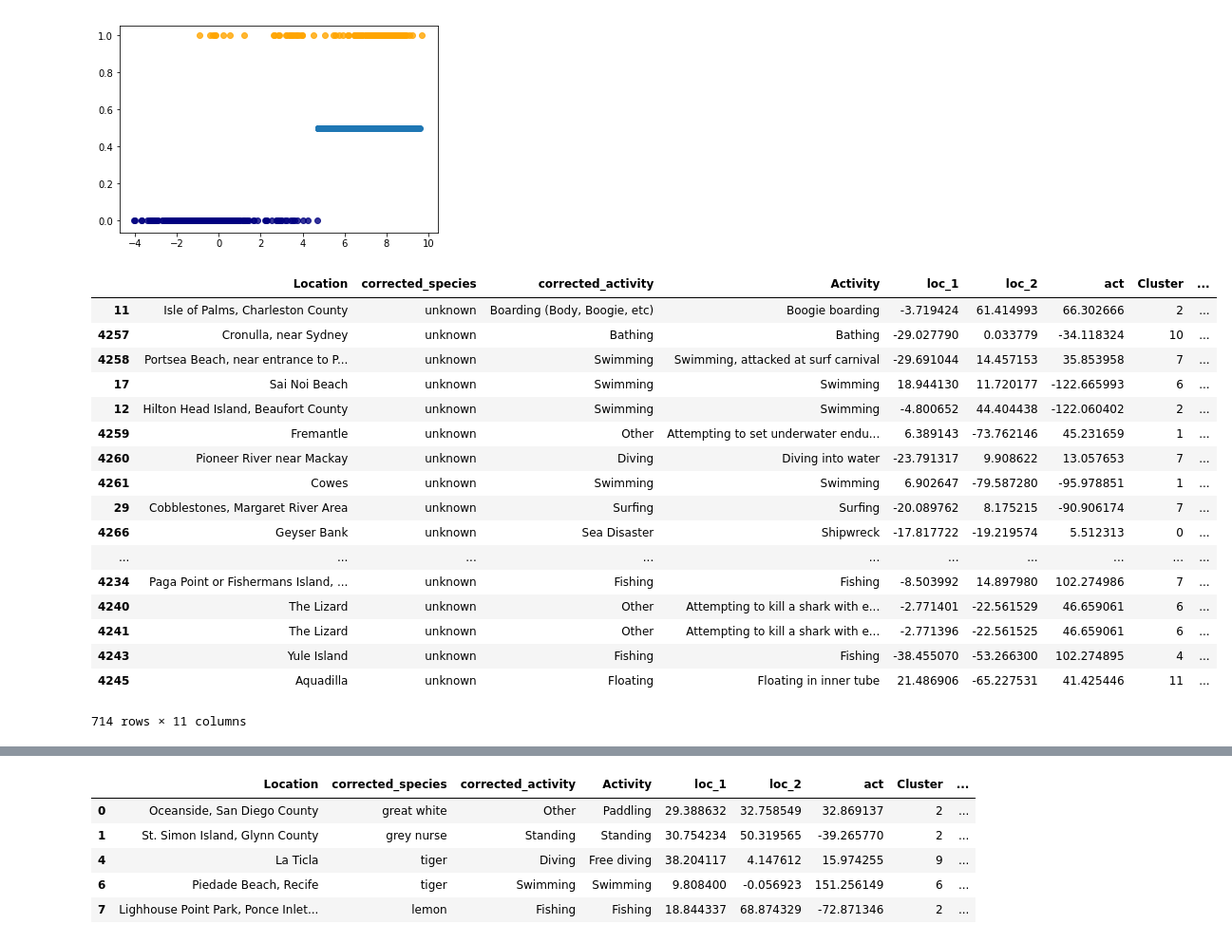
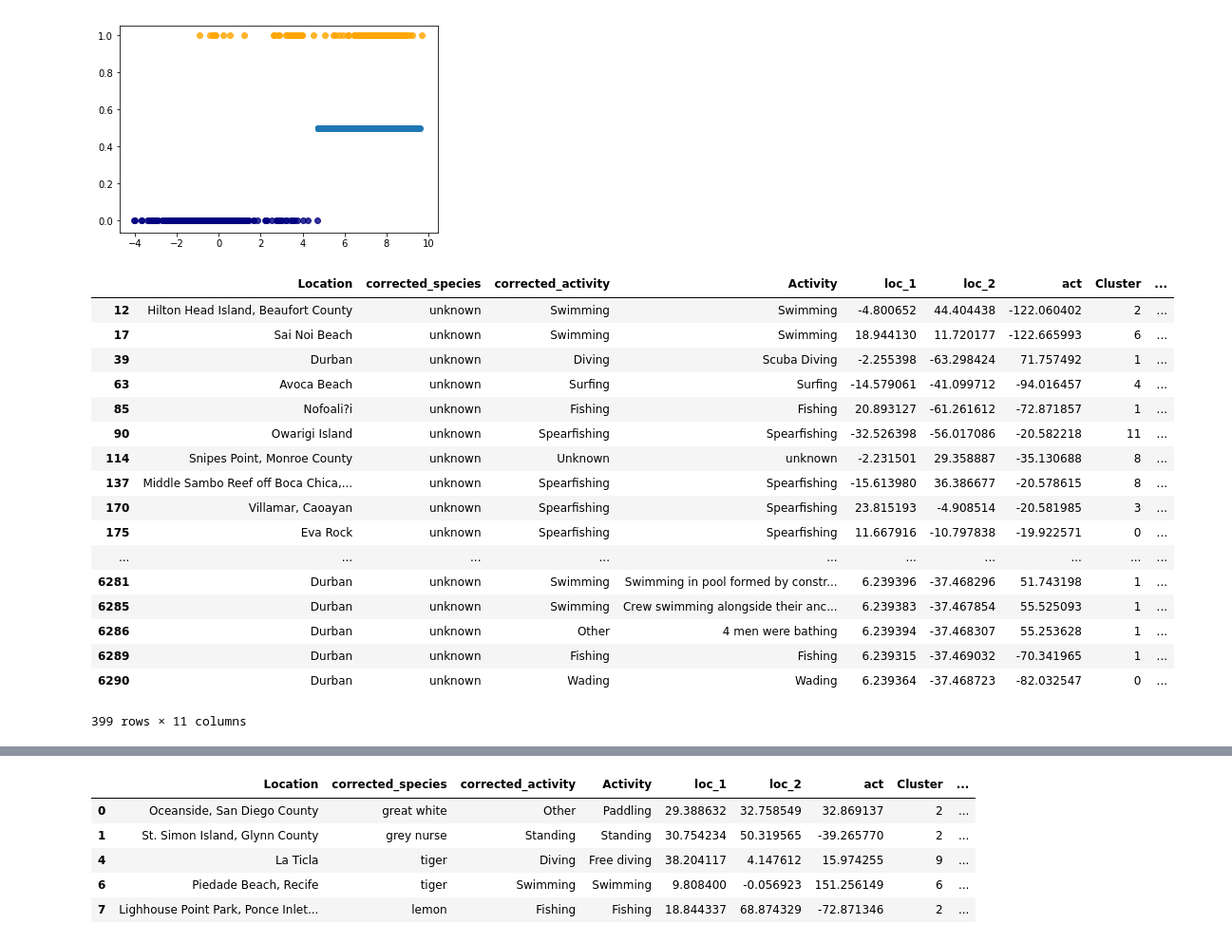
Before and after one commit to sometechchick/ml-dl-ai-learnings, a Jupyter notebook: bigdata_bigsharks/bigdata_bigsharks.ipynb, the cells around one changed output, grey strips where cells are left out. Shown at 95% size. Drawn from its saved outputs; the diff is of its cells as text; code cells hidden in the pictures.

```diff
--- a/bigdata_bigsharks/bigdata_bigsharks.ipynb
+++ b/bigdata_bigsharks/bigdata_bigsharks.ipynb
@@ -2019,5 +2049,8 @@ INFO:tensorflow:Saver not created because there are no variables in the graph to
 # %%
 np.save('act_embeddings.npy', activity_encoder.elmo_embeddings)
+# %%
+activity_encoder.elmo_embeddings = np.load('act_embeddings.npy')
+activity_encoder.reduce_dims(50)
 # %%
 loc_encoder.get_embeddings_for_training().shape
 # %% [output]
@@ -2142,27 +2175,27 @@ print(len(maybe_bull_2), len(X_combo[sharky_data_known['bull'] == 1]), len(X_com
 # %%
 bull_ind_2 = list(np.where((preds_shark_combo > max(X_combo[sharky_data_known['bull'] == 0]))
                                & (preds_shark_combo < max(X_combo[sharky_data_known['bull'] == 1])))[0])
-removed = list(set().union(bull_ind_2, bull_ind))
-sharky_data_unknown.iloc[removed]
+removed = [i for i in bull_ind if i not in bull_ind_2]
+sharky_data_unknown.iloc[bull_ind]
 # %% [output]
 |  | Location | corrected_species | corrected_activity | Activity | loc_1 | loc_2 | act | Cluster | ... |
-| 11 | Isle of Palms, Charleston County | unknown | Boarding (Body, Boogie, etc) | Boogie boarding | -3.719424 | 61.414993 | 66.302666 | 2 | ... |
-| 4257 | Cronulla, near Sydney | unknown | Bathing | Bathing | -29.027790 | 0.033779 | -34.118324 | 10 | ... |
-| 4258 | Portsea Beach, near entrance to P... | unknown | Swimming | Swimming, attacked at surf carnival | -29.691044 | 14.457153 | 35.853958 | 7 | ... |
+| 12 | Hilton Head Island, Beaufort County | unknown | Swimming | Swimming | -4.800652 | 44.404438 | -122.060402 | 2 | ... |
 | 17 | Sai Noi Beach | unknown | Swimming | Swimming | 18.944130 | 11.720177 | -122.665993 | 6 | ... |
-| 12 | Hilton Head Island, Beaufort County | unknown | Swimming | Swimming | -4.800652 | 44.404438 | -122.060402 | 2 | ... |
-| 4259 | Fremantle | unknown | Other | Attempting to set underwater endu... | 6.389143 | -73.762146 | 45.231659 | 1 | ... |
-| 4260 | Pioneer River near Mackay | unknown | Diving | Diving into water | -23.791317 | 9.908622 | 13.057653 | 7 | ... |
-| 4261 | Cowes | unknown | Swimming | Swimming | 6.902647 | -79.587280 | -95.978851 | 1 | ... |
-| 29 | Cobblestones, Margaret River Area | unknown | Surfing | Surfing | -20.089762 | 8.175215 | -90.906174 | 7 | ... |
-| 4266 | Geyser Bank | unknown | Sea Disaster | Shipwreck | -17.817722 | -19.219574 | 5.512313 | 0 | ... |
+| 39 | Durban | unknown | Diving | Scuba Diving | -2.255398 | -63.298424 | 71.757492 | 1 | ... |
+| 63 | Avoca Beach | unknown | Surfing | Surfing | -14.579061 | -41.099712 | -94.016457 | 4 | ... |
+| 85 | Nofoali?i | unknown | Fishing | Fishing | 20.893127 | -61.261612 | -72.871857 | 1 | ... |
+| 90 | Owarigi Island | unknown | Spearfishing | Spearfishing | -32.526398 | -56.017086 | -20.582218 | 11 | ... |
+| 114 | Snipes Point, Monroe County | unknown | Unknown | unknown | -2.231501 | 29.358887 | -35.130688 | 8 | ... |
+| 137 | Middle Sambo Reef off Boca Chica,... | unknown | Spearfishing | Spearfishing | -15.613980 | 36.386677 | -20.578615 | 8 | ... |
+| 170 | Villamar, Caoayan | unknown | Spearfishing | Spearfishing | 23.815193 | -4.908514 | -20.581985 | 3 | ... |
+| 175 | Eva Rock | unknown | Spearfishing | Spearfishing | 11.667916 | -10.797838 | -19.922571 | 0 | ... |
 | ... | ... | ... | ... | ... | ... | ... | ... | ... | ... |
-| 4234 | Paga Point or Fishermans Island, ... | unknown | Fishing | Fishing | -8.503992 | 14.897980 | 102.274986 | 7 | ... |
-| 4240 | The Lizard | unknown | Other | Attempting to kill a shark with e... | -2.771401 | -22.561529 | 46.659061 | 6 | ... |
-| 4241 | The Lizard | unknown | Other | Attempting to kill a shark with e... | -2.771396 | -22.561525 | 46.659061 | 6 | ... |
-| 4243 | Yule Island | unknown | Fishing | Fishing | -38.455070 | -53.266300 | 102.274895 | 4 | ... |
-| 4245 | Aquadilla | unknown | Floating | Floating in inner tube | 21.486906 | -65.227531 | 41.425446 | 11 | ... |
+| 6281 | Durban | unknown | Swimming | Swimming in pool formed by constr... | 6.239396 | -37.468296 | 51.743198 | 1 | ... |
+| 6285 | Durban | unknown | Swimming | Crew swimming alongside their anc... | 6.239383 | -37.467854 | 55.525093 | 1 | ... |
+| 6286 | Durban | unknown | Other | 4 men were bathing | 6.239394 | -37.468307 | 55.253628 | 1 | ... |
+| 6289 | Durban | unknown | Fishing | Fishing | 6.239315 | -37.469032 | -70.341965 | 1 | ... |
+| 6290 | Durban | unknown | Wading | Wading | 6.239364 | -37.468723 | -82.032547 | 0 | ... |
-714 rows × 11 columns
+399 rows × 11 columns
 # %%
 ch = chartify.Chart(blank_labels=True)
 ch.plot.scatter(
```
Also changed, not shown: parts of 4 cells of this notebook, 2 other files.
